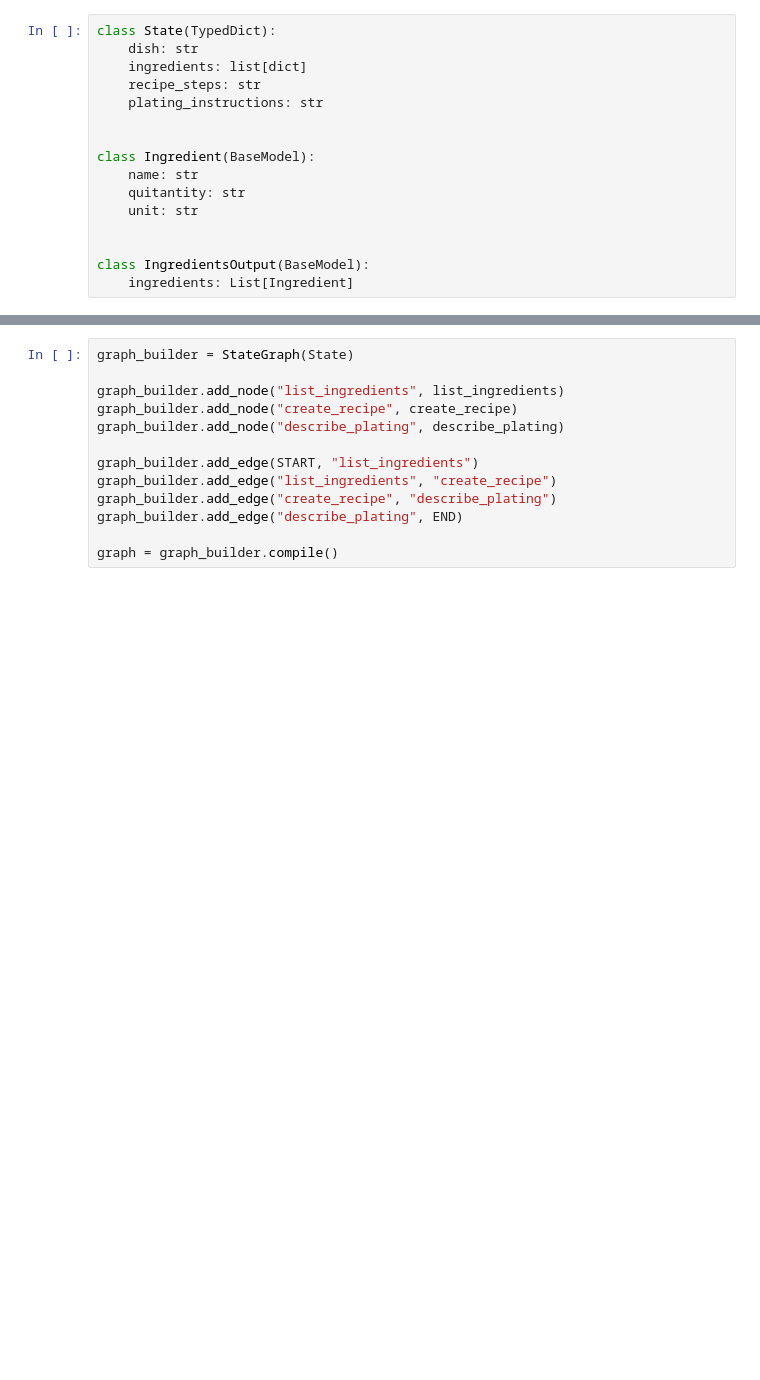
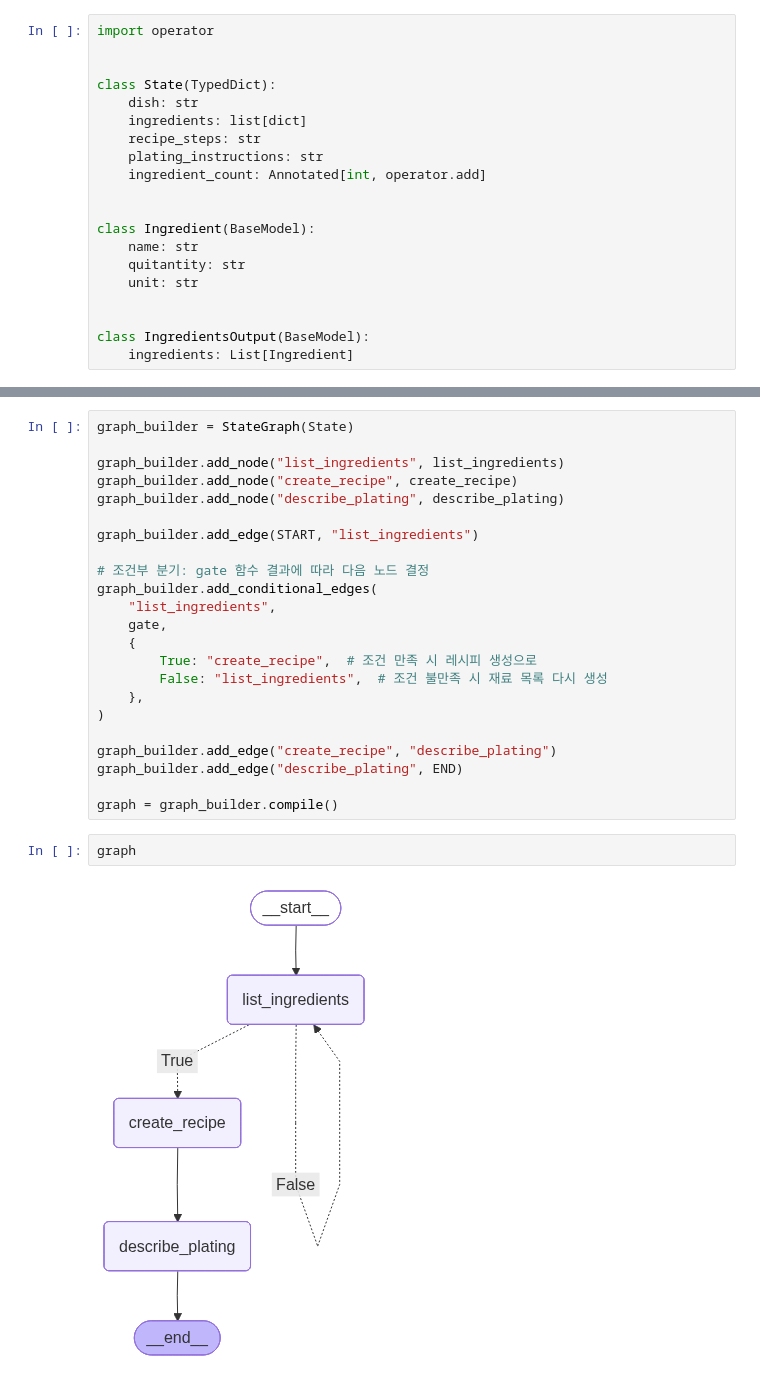
Before and after one commit to siggu/ai-agents-masterclass, a Jupyter notebook: workflow-architectures/main.ipynb, the cells around one changed output, grey strips where cells are left out. Cells and saved outputs as stored; diff of their text form; blank space fills up the shorter version.

Commit message:
feat: prompt chaining gate

```diff
--- a/workflow-architectures/main.ipynb
+++ b/workflow-architectures/main.ipynb
@@ -9,11 +9,15 @@ load_dotenv()
 
 llm = init_chat_model("openai:gpt-4o-mini")
 # %%
+import operator
+
+
 class State(TypedDict):
     dish: str
     ingredients: list[dict]
     recipe_steps: str
     plating_instructions: str
+    ingredient_count: Annotated[int, operator.add]
 
 
 class Ingredient(BaseModel):
@@ -53,9 +111,23 @@ graph_builder.add_node("create_recipe", create_recipe)
 graph_builder.add_node("describe_plating", describe_plating)
 
 graph_builder.add_edge(START, "list_ingredients")
-graph_builder.add_edge("list_ingredients", "create_recipe")
+
+# 조건부 분기: gate 함수 결과에 따라 다음 노드 결정
+graph_builder.add_conditional_edges(
+    "list_ingredients",
+    gate,
+    {
+        True: "create_recipe",  # 조건 만족 시 레시피 생성으로
+        False: "list_ingredients",  # 조건 불만족 시 재료 목록 다시 생성
+    },
+)
+
 graph_builder.add_edge("create_recipe", "describe_plating")
 graph_builder.add_edge("describe_plating", END)
 
 graph = graph_builder.compile()
+# %%
+graph
+# %% [output]
+[figure, added]
 # %%
```
Also changed, not shown: parts of 3 cells of this notebook.
